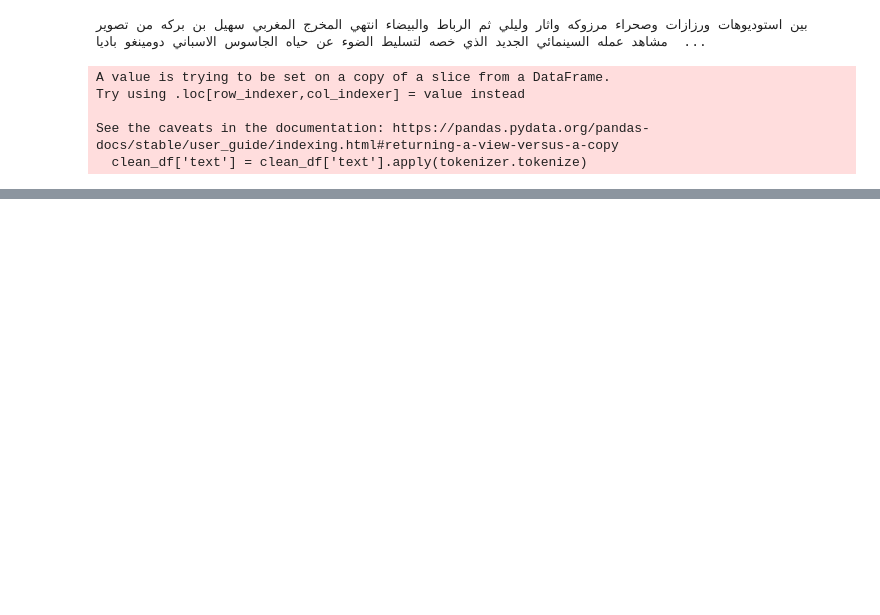
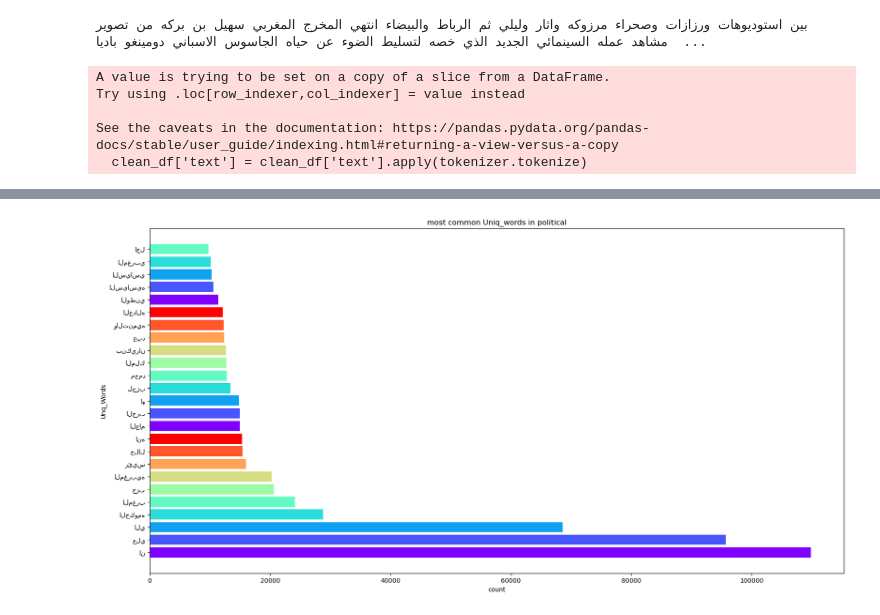
Before and after one commit to MohamedLeminLehcene/Text_Arabic_Classification_With_NLP, a Jupyter notebook: main_news_cls.ipynb, the cells around one changed output, grey strips where cells are left out. Drawn from its saved outputs; the diff is of its cells as text; code cells hidden in the pictures; blank space fills up the shorter version.

```diff
--- a/main_news_cls.ipynb
+++ b/main_news_cls.ipynb
@@ -349,0 +376,4 @@ max sentence length 2060
+# %%
+plot(political_words, "most common Uniq_words in political")
+# %% [output]
+[figure, added]
```
Also changed, not shown: parts of 29 cells of this notebook.
